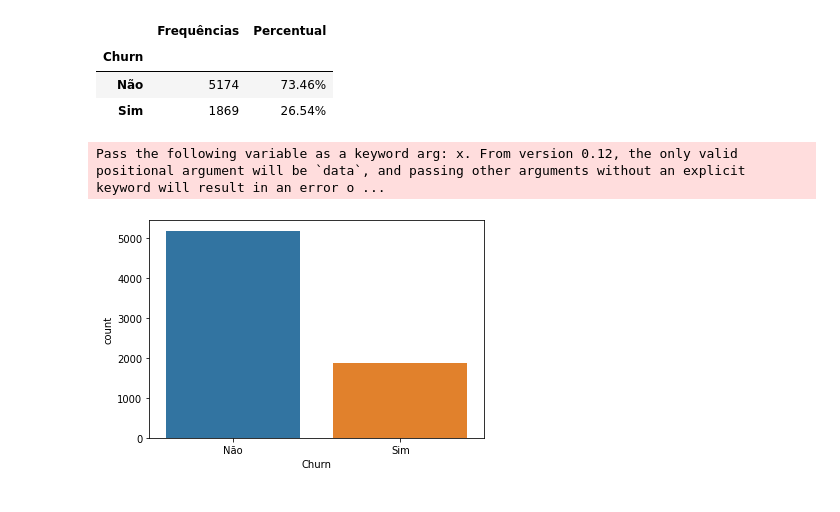
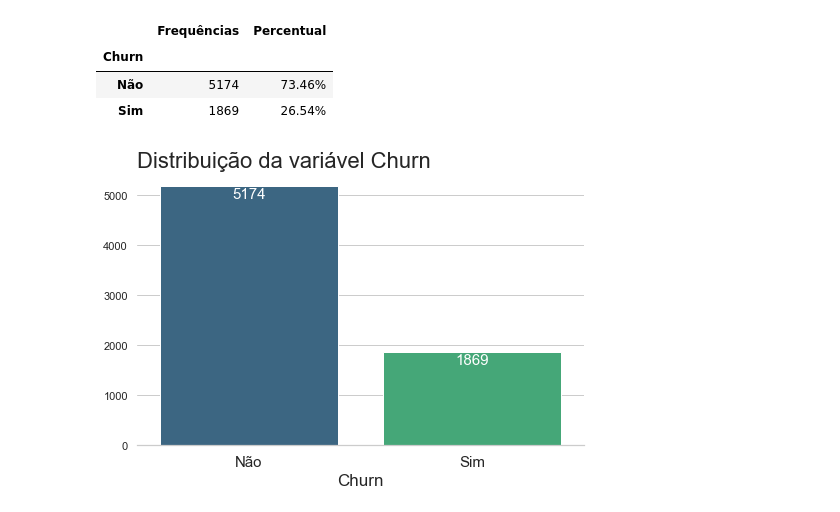
Before and after one commit to Dev-Zz/alura_challenge, a Jupyter notebook: Alura Challenge/Alura Challenge Semana 2.ipynb, the cells around one changed output. Saved outputs shown, nothing was run; the diff lists cells and outputs as text; code cells hidden in the pictures.

```diff
--- a/Alura Challenge/Alura Challenge Semana 2.ipynb
+++ b/Alura Challenge/Alura Challenge Semana 2.ipynb
@@ -9,4 +14,27 @@ import pandas as pd
 dataset = pd.read_csv(r'C:\Users\Jose Eduardo\Documents\GitHub\alura_challenge\alura_challenge_1_semana.csv')
+# %%
+def plot_countplot(data, x, title, label_x: str, figsize: tuple = (8, 5), hue=None, small: bool = False):
+    plt.figure(figsize=figsize)
+    custom_params = {"axes.spines.right": False, "axes.spines.top": False,
+                     "axes.spines.left": False, "axes.spines.bottom": True,}
+
+    sns.set_theme(style="whitegrid", rc=custom_params)
+    ax = sns.countplot(x=x, hue=hue, data=data, palette='viridis')
+
+    ax.set(ylabel=None)
+    ax.get_yaxis().set_visible(True)
+
+    plt.title(title, fontsize=22, loc='left')
+    plt.xlabel(label_x, fontsize=17)
+    plt.xticks(fontsize=15)
+
+    for container in ax.containers:
+        if small:
+            ax.bar_label(container, fontsize=15)
+        else:
+            ax.bar_label(container, fontsize=15, padding=-15, color='white')
+
+    plt.show()
 # %%
 dataset.head(3)
 # %% [output]
@@ -65,9 +93,10 @@ churn.style.format({'Percentual': '{:.2%}'})
 | Churn |  |  |
 | Não | 5174 | 73.46% |
 | Sim | 1869 | 26.54% |
-# %%
-import seaborn as sns
-ax = sns.countplot(dataset['Churn'])
-# %% [output]
-Pass the following variable as a keyword arg: x. From version 0.12, the only valid positional argument will be `data`, and passing other arguments without an explicit keyword will result in an error o ...
-[figure, removed]
+# %%
+plot_countplot(data=dataset,
+               x='Churn',
+               title='Distribuição da variável Churn',
+               label_x='Churn')
+# %% [output]
+[figure, added]
```
Also changed, not shown: parts of 21 cells of this notebook, 2 other files.
